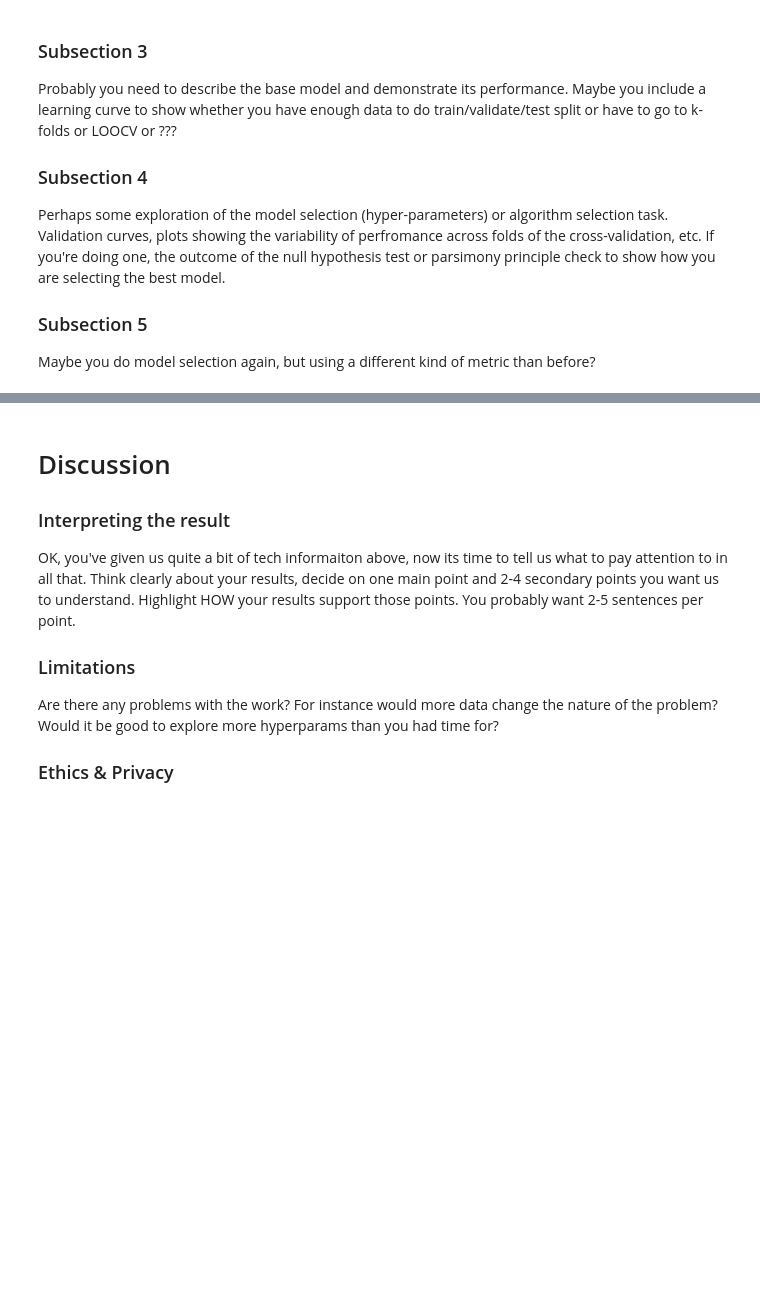
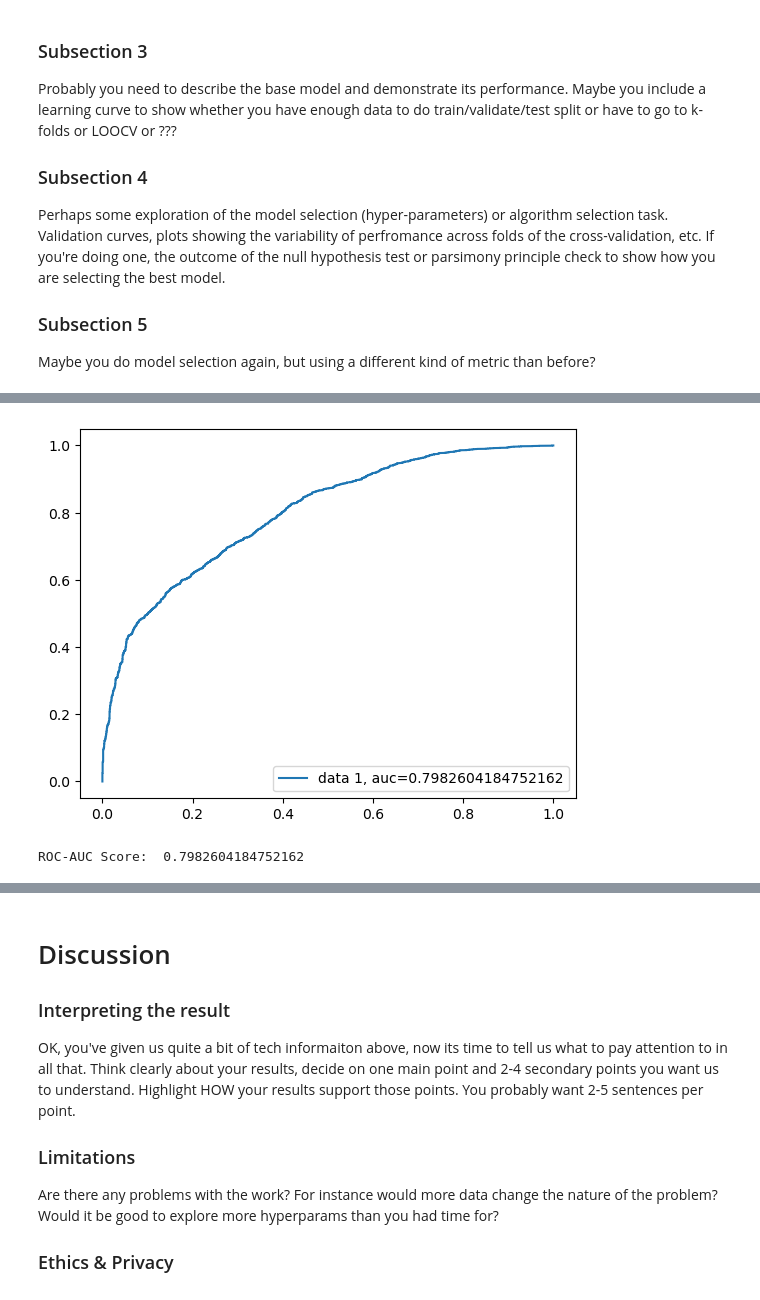
Before and after one commit to COGS118A/Group009-SP23, a Jupyter notebook: FinalProject_Group009-SP23.ipynb, the cells around one changed output, grey strips where cells are left out. Saved outputs shown, nothing was run; the diff lists cells and outputs as text; code cells hidden in the pictures; blank space fills up the shorter version.

```diff
--- a/FinalProject_Group009-SP23.ipynb
+++ b/FinalProject_Group009-SP23.ipynb
@@ -116,0 +168,15 @@ Maybe you do model selection again, but using a different kind of metric than be
+# %%
+import pandas as pd
+import itertools
+import matplotlib.pyplot as plt
+from sklearn import metrics
+from sklearn.model_selection import train_test_split
+from sklearn.linear_model import LogisticRegression
+from sklearn.metrics import accuracy_score, classification_report, roc_auc_score, confusion_matrix
+from sklearn.model_selection import validation_curve
+
+url = 'https://raw.githubusercontent.com/COGS118A/Group009-SP23/main/clean_data.csv'
+data = pd.read_csv(url)
+# Ensure data is loaded correctly
+data = data.dropna()
+print(data.shape)
@@ -116,0 +241,13 @@ Maybe you do model selection again, but using a different kind of metric than be
+# %%
+# ROC-AUC Curve
+y_pred_proba = model.predict_proba(X_test)[::,1]
+
+fpr, tpr, _ = metrics.roc_curve(y_test,  y_pred_proba)
+auc = metrics.roc_auc_score(y_test, y_pred_proba)
+plt.plot(fpr,tpr,label="data 1, auc="+str(auc))
+plt.legend(loc=4)
+plt.show()
+print("ROC-AUC Score: ", roc_auc_score(y_test, y_pred_proba, average=None))
+# %% [output]
+[figure, added]
+ROC-AUC Score:  0.7982604184752162
```
Also changed, not shown: parts of 14 cells of this notebook.
